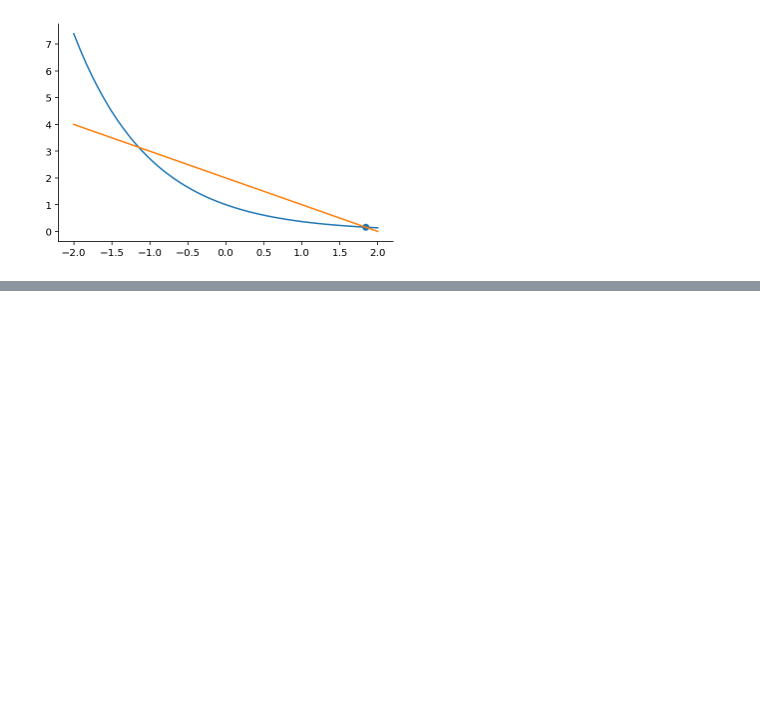
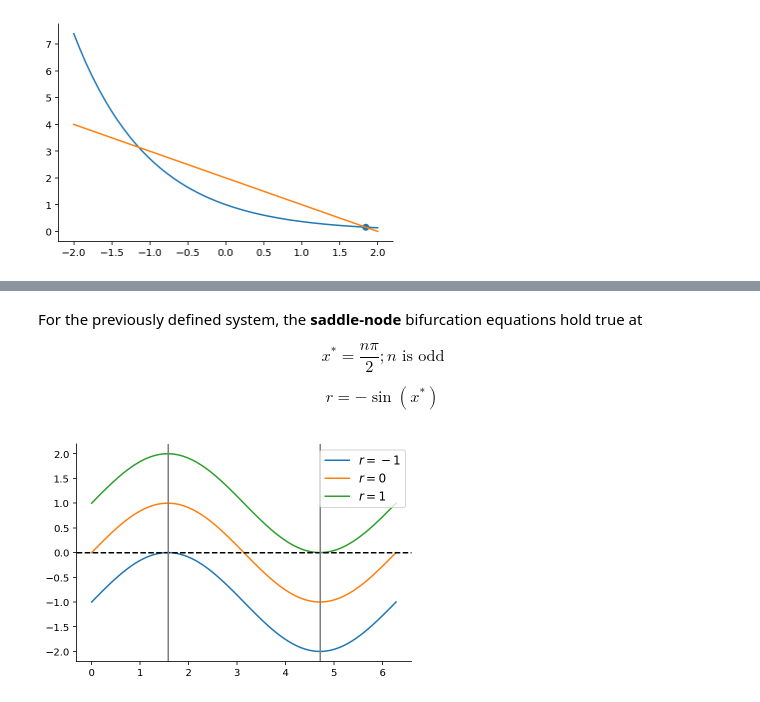
Before and after one commit to gerdm/QMUL, a Jupyter notebook: MTH744P-dynamical-systems/l03-bifurcations-r.ipynb, the cells around one changed output, grey strips where cells are left out. Drawn from its saved outputs; the diff is of its cells as text; code cells hidden in the pictures; blank space fills up the shorter version.

Commit message:
MTH744P-feat: add saddle node bifuraction example

```diff
--- a/MTH744P-dynamical-systems/l03-bifurcations-r.ipynb
+++ b/MTH744P-dynamical-systems/l03-bifurcations-r.ipynb
@@ -125,0 +160,21 @@ plt.scatter(x, y)
+# %% [markdown]
+For the previously defined system, the **saddle-node** bifurcation equations hold true at
+
+$$
+x^* = \frac{n\pi}{2}; \text{$n$ is odd}
+$$
+
+$$
+    r = -\sin\left(x^*\right)
+$$
+# %%
+x_star = np.array([1, 3]) * np.pi / 2
+rc = -np.sin(x_star)
+
+l = plt.plot(xrange, f(xrange, r_values))
+plt.axhline(y=0, c="black", linestyle="--")
+plt.legend(l, [f"$r={r}$" for r in r_values], fontsize=12);
+for x in x_star:
+    plt.axvline(x=x, c="tab:gray")
+# %% [output]
+[figure, added]
```
Also changed, not shown: parts of 3 cells of this notebook.
